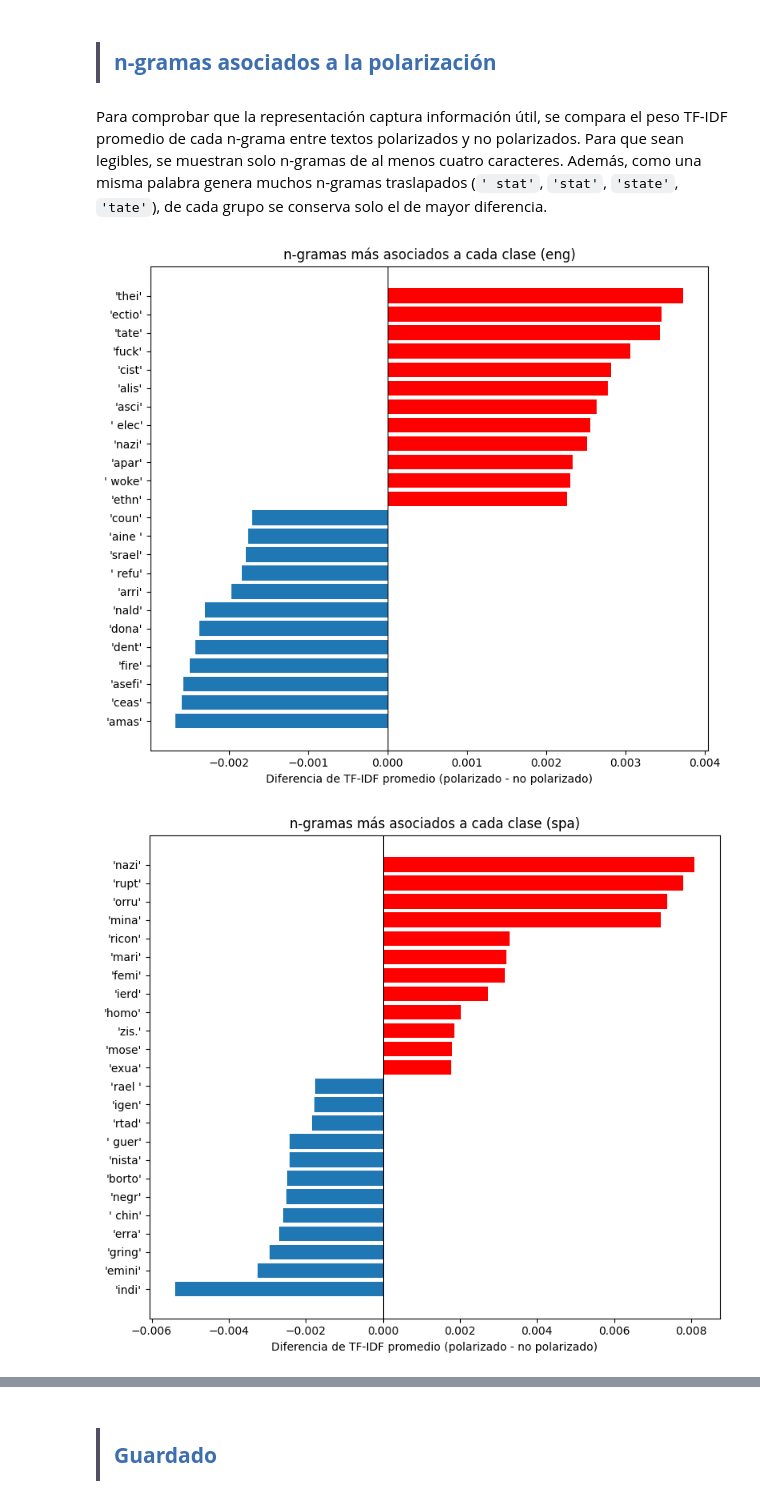
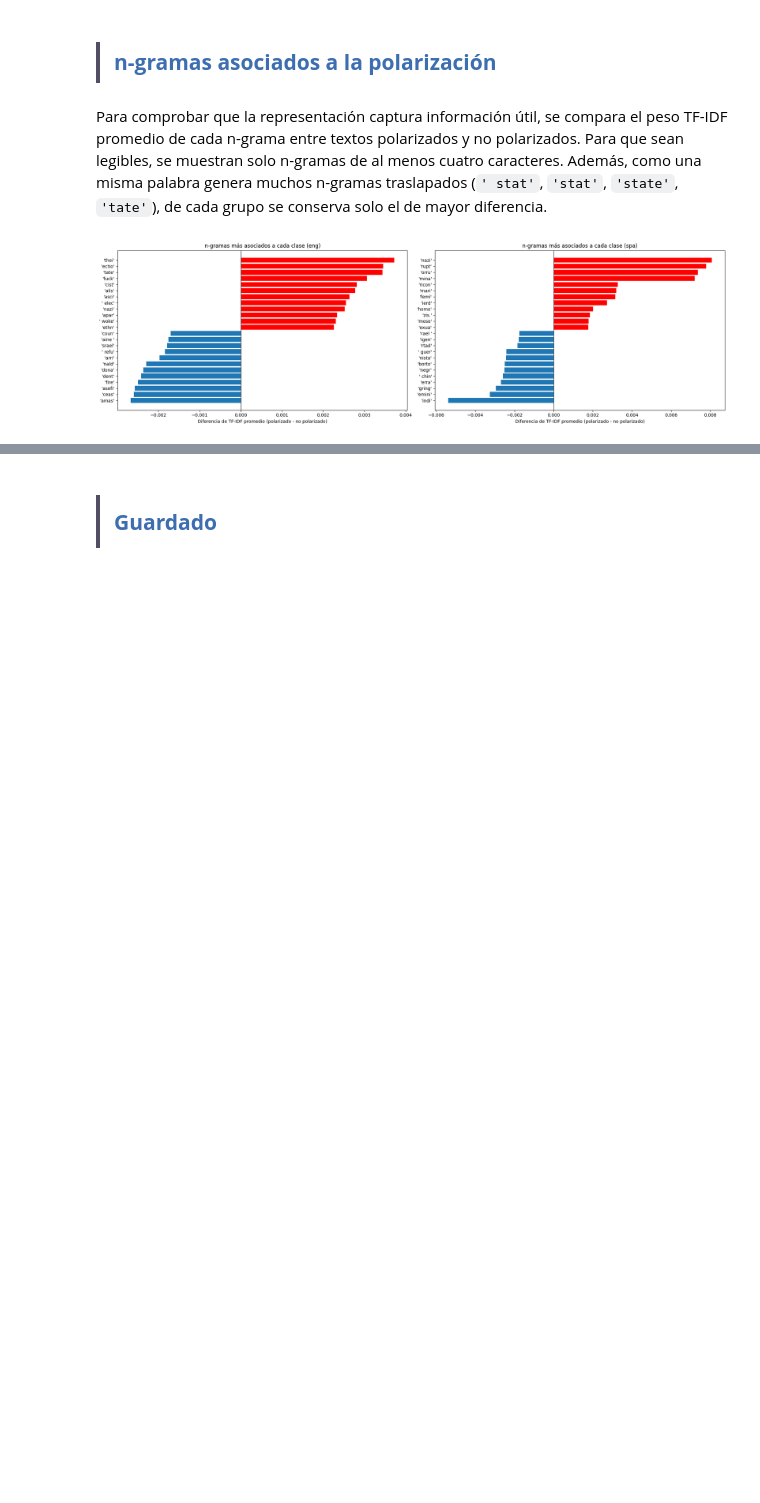
Before and after one commit to makore-0612/POLAR_DMMMOP_PLN, a Jupyter notebook: 2-preprocesamiento.ipynb, the cells around one changed output, grey strips where cells are left out. Saved outputs shown, nothing was run; the diff lists cells and outputs as text; code cells hidden in the pictures; blank space fills up the shorter version.

```diff
--- a/2-preprocesamiento.ipynb
+++ b/2-preprocesamiento.ipynb
@@ -610,38 +610,44 @@ El tamaño del vocabulario depende más de la escritura que de la cantidad de te
 # %% [markdown]
 Para comprobar que la representación captura información útil, se compara el peso TF-IDF promedio de cada n-grama entre textos polarizados y no polarizados. Para que sean legibles, se muestran solo n-gramas de al menos cuatro caracteres. Además, como una misma palabra genera muchos n-gramas traslapados (`' stat'`, `'stat'`, `'state'`, `'tate'`), de cada grupo se conserva solo el de mayor diferencia.
 # %%
-for idioma in ['eng', 'spa']:
+fig, axes = plt.subplots(1, 2, figsize=(20, 6))
+
+for idioma, ax in zip(['eng', 'spa'], axes):
     en_idioma = datos['idioma'] == idioma
     y = datos.loc[es_train & en_idioma, 'polarization'].values
     X = X_train_idioma[idioma]
-    diferencia = pd.Series(np.asarray(X[y == 1].mean(axis = 0) - X[y == 0].mean(axis = 0)).ravel(),
-                           index = vectorizadores[idioma].get_feature_names_out())
+    diferencia = pd.Series(
+        np.asarray(X[y == 1].mean(axis=0) - X[y == 0].mean(axis=0)).ravel(),
+        index=vectorizadores[idioma].get_feature_names_out()
+    )
     diferencia = diferencia[diferencia.index.str.strip().str.len() >= 4]
 
     # Se descartan los n-gramas que comparten un trigrama con otro de mayor diferencia
     seleccion = {}
-    for signo, candidatos in [(-1, diferencia.sort_values()), (1, diferencia.sort_values(ascending = False))]:
+    for signo, candidatos in [(-1, diferencia.sort_values()), (1, diferencia.sort_values(ascending=False))]:
         elegidos = []
         for ngrama in candidatos.index:
             trigramas = {ngrama.strip()[k:k + 3] for k in range(len(ngrama.strip()) - 2)}
             if all(trigramas.isdisjoint(t) for _, t in elegidos):
                 elegidos.append((ngrama, trigramas))
             if len(elegidos) == 12:
                 break
         seleccion[signo] = [n for n, _ in elegidos]
     extremos = pd.concat([diferencia[seleccion[-1]], diferencia[seleccion[1]].iloc[::-1]])
 
-    plt.figure(figsize = (8, 7))
-    plt.barh([repr(n) for n in extremos.index], extremos.values,
-             color = ['tab:blue' if v < 0 else 'red' for v in extremos.values])
-    plt.axvline(0, color = 'black', linewidth = 0.8)
-    plt.xlabel('Diferencia de TF-IDF promedio (polarizado - no polarizado)')
-    plt.title(f'n-gramas más asociados a cada clase ({idioma})')
-    plt.tight_layout()
-    plt.show()
+    ax.barh(
+        [repr(n) for n in extremos.index],
+        extremos.values,
+        color=['tab:blue' if v < 0 else 'red' for v in extremos.values]
+    )
+    ax.axvline(0, color='black', linewidth=0.8)
+    ax.set_xlabel('Diferencia de TF-IDF promedio (polarizado - no polarizado)')
+    ax.set_title(f'n-gramas más asociados a cada clase ({idioma})')
+
+plt.tight_layout()
+plt.show()
 # %% [output]
-[figure, old version]
+[figure, new version]
-[figure, removed]
 # %% [markdown]
 Los n-gramas tienen sentido:
 
```
Also changed, not shown: parts of 4 cells of this notebook.
